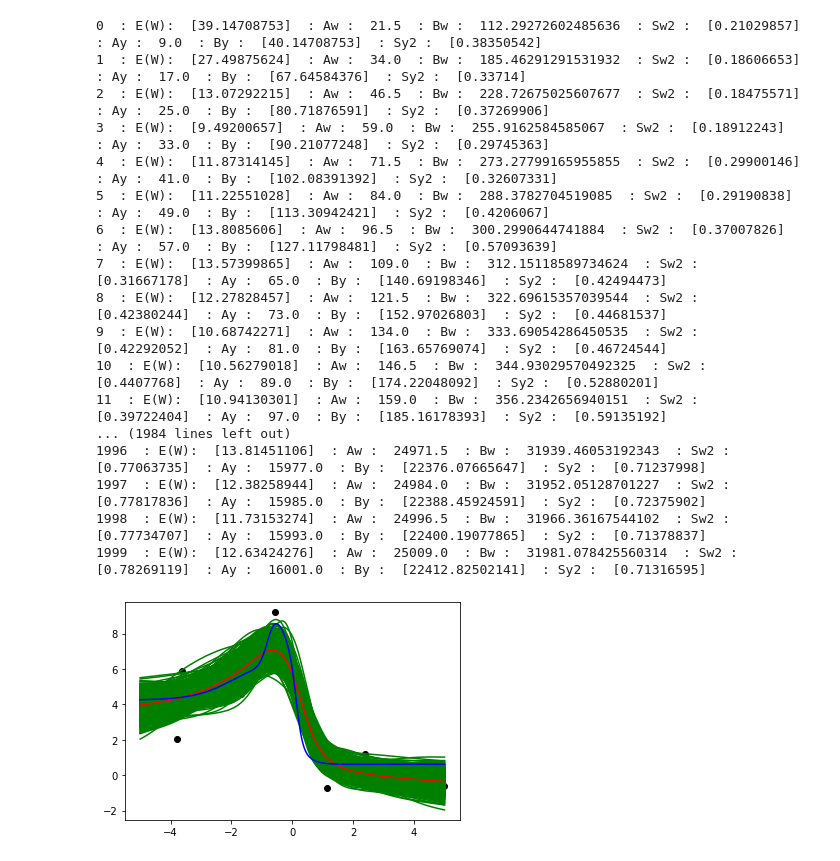
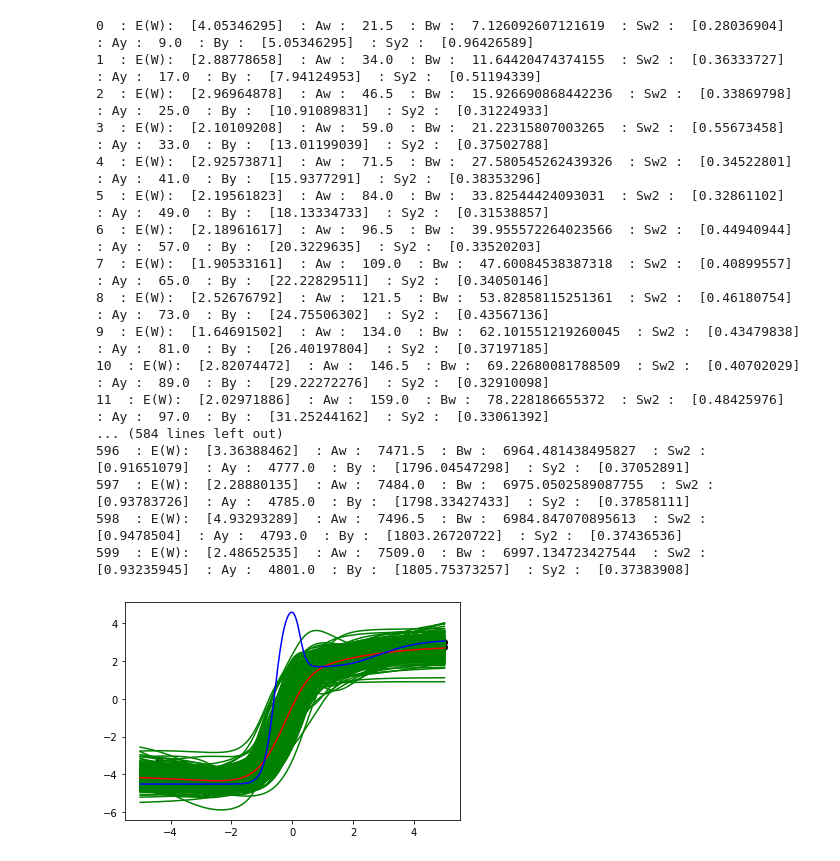
Before and after one commit to sy-eng/mosyamosya, a Jupyter notebook: bayesDL/chapter5/P118InferenceOfParameterWithHMC.ipynb, the cells around one changed output. Saved outputs shown, nothing was run; the diff lists cells and outputs as text; code cells hidden in the pictures.

```diff
--- a/bayesDL/chapter5/P118InferenceOfParameterWithHMC.ipynb
+++ b/bayesDL/chapter5/P118InferenceOfParameterWithHMC.ipynb
@@ -11,7 +11,7 @@ dataAreaMin = -5.0
 
 trainDataNum = 16
 trainSigmaW2 = 9.0
-trainSigmaY2 = 1.0
+trainSigmaY2 = 0.25
 trainHiddenLayerNum = 5
 
 #These values should be inferred
@@ -22,8 +22,8 @@ learningHiddenLayerNum = 8
 prevError = sys.float_info.max
 
 # Parameters for HMC
-learningNum = 1000
-sampleNum = 1000
+learningNum = 300
+sampleNum = 300
 # This value is modified
 epsilon = 0.01
 #epsilon = 0.0002
@@ -46,9 +46,9 @@ learningBW2 = 1.0
 learningAY2 = 1.0
 learningBY2 = 1.0
 
-# Get initial parameters for SigmaW2 and SigmaY2 ???
-learningSigmaW2 = np.random.gamma(learningAW2, 1 / learningBW2, 1)
-learningSigmaY2 = np.random.gamma(learningAY2, 1 / learningBY2, 1)
+# Get initial parameters for SigmaW2 and SigmaY2
+learningSigmaW2 = 1/np.random.gamma(learningAW2, 1 / learningBW2, 1)
+learningSigmaY2 = 1/np.random.gamma(learningAY2, 1 / learningBY2, 1)
 
 # Function for NN
 def tanh(x):
@@ -141,9 +141,9 @@ for i in range(sampleNum + learningNum):
         # Step 1 : Sample p.
         p1 = []
         for k in range(learningHiddenLayerNum):
-            p1.append(np.random.normal(loc = 0, scale = np.sqrt(learningSigmaW2), size = 2))
+            p1.append(np.random.normal(loc = 0, scale = 1.0, size = 2))
         p1 = np.array(p1)
-        p2 = np.random.normal(loc = 0, scale = np.sqrt(learningSigmaW2), size = learningHiddenLayerNum + 1)
+        p2 = np.random.normal(loc = 0, scale = 1.0, size = learningHiddenLayerNum + 1)
         p1Init = np.ravel(p1)
         p2Init = np.array(p2)
 
@@ -220,51 +220,51 @@ for i in range(sampleNum + learningNum):
     # (5.29)
     learningBY2 += ew
 
     # Update SigmaW2 and SigmaY2???
     # (5.23)
-    learningSigmaW2 = np.random.gamma(learningAW2, 1/learningBW2, 1)
+    learningSigmaW2 = 1/np.random.gamma(learningAW2, 1/learningBW2, 1)
     # (5.27)
-    learningSigmaY2 = np.random.gamma(learningAY2, 1/learningBY2, 1)
+    learningSigmaY2 = 1/np.random.gamma(learningAY2, 1/learningBY2, 1)
 
     if i >= learningNum:
         tmpYs = []
         for x in originalXs:
             learningNN.setX(x)
             tmpYs.append(learningNN.getA2data())
         sampledYs.append(tmpYs)
 
 #    print(i, " : E(W): ", ew)
     print(i, " : E(W): ", ew, " : Aw : ", learningAW2, " : Bw : ", learningBW2, " : Sw2 : ", learningSigmaW2, " : Ay : ", learningAY2, " : By : ", learningBY2, " : Sy2 : ", learningSigmaY2)
 
 sampledYsT = np.array(sampledYs).T
 mapYs = []
 for ys in sampledYsT:
     mapYs.append(np.sum(ys) / len(ys))
 
 ax = fig.add_subplot(1, 1, 1)
+plt.scatter(trainXs, trainYs, color = "black")
 for ys in sampledYs:
     plt.plot(originalXs, ys, color = "green")
 plt.plot(originalXs, mapYs, color = "red")
-plt.scatter(trainXs, trainYs, color = "black")
 plt.plot(originalXs, originalYs, color = "blue")
 
 plt.show()
 # %% [output]
-0  : E(W):  [39.14708753]  : Aw :  21.5  : Bw :  112.29272602485636  : Sw2 :  [0.21029857]  : Ay :  9.0  : By :  [40.14708753]  : Sy2 :  [0.38350542]
-1  : E(W):  [27.49875624]  : Aw :  34.0  : Bw :  185.46291291531932  : Sw2 :  [0.18606653]  : Ay :  17.0  : By :  [67.64584376]  : Sy2 :  [0.33714]
-2  : E(W):  [13.07292215]  : Aw :  46.5  : Bw :  228.72675025607677  : Sw2 :  [0.18475571]  : Ay :  25.0  : By :  [80.71876591]  : Sy2 :  [0.37269906]
-3  : E(W):  [9.49200657]  : Aw :  59.0  : Bw :  255.9162584585067  : Sw2 :  [0.18912243]  : Ay :  33.0  : By :  [90.21077248]  : Sy2 :  [0.29745363]
-4  : E(W):  [11.87314145]  : Aw :  71.5  : Bw :  273.27799165955855  : Sw2 :  [0.29900146]  : Ay :  41.0  : By :  [102.08391392]  : Sy2 :  [0.32607331]
-5  : E(W):  [11.22551028]  : Aw :  84.0  : Bw :  288.3782704519085  : Sw2 :  [0.29190838]  : Ay :  49.0  : By :  [113.30942421]  : Sy2 :  [0.4206067]
-6  : E(W):  [13.8085606]  : Aw :  96.5  : Bw :  300.2990644741884  : Sw2 :  [0.37007826]  : Ay :  57.0  : By :  [127.11798481]  : Sy2 :  [0.57093639]
-7  : E(W):  [13.57399865]  : Aw :  109.0  : Bw :  312.15118589734624  : Sw2 :  [0.31667178]  : Ay :  65.0  : By :  [140.69198346]  : Sy2 :  [0.42494473]
-8  : E(W):  [12.27828457]  : Aw :  121.5  : Bw :  322.69615357039544  : Sw2 :  [0.42380244]  : Ay :  73.0  : By :  [152.97026803]  : Sy2 :  [0.44681537]
-9  : E(W):  [10.68742271]  : Aw :  134.0  : Bw :  333.69054286450535  : Sw2 :  [0.42292052]  : Ay :  81.0  : By :  [163.65769074]  : Sy2 :  [0.46724544]
-10  : E(W):  [10.56279018]  : Aw :  146.5  : Bw :  344.93029570492325  : Sw2 :  [0.4407768]  : Ay :  89.0  : By :  [174.22048092]  : Sy2 :  [0.52880201]
-11  : E(W):  [10.94130301]  : Aw :  159.0  : Bw :  356.2342656940151  : Sw2 :  [0.39722404]  : Ay :  97.0  : By :  [185.16178393]  : Sy2 :  [0.59135192]
-... (1984 lines left out)
-1996  : E(W):  [13.81451106]  : Aw :  24971.5  : Bw :  31939.46053192343  : Sw2 :  [0.77063735]  : Ay :  15977.0  : By :  [22376.07665647]  : Sy2 :  [0.71237998]
-1997  : E(W):  [12.38258944]  : Aw :  24984.0  : Bw :  31952.05128701227  : Sw2 :  [0.77817836]  : Ay :  15985.0  : By :  [22388.45924591]  : Sy2 :  [0.72375902]
-1998  : E(W):  [11.73153274]  : Aw :  24996.5  : Bw :  31966.36167544102  : Sw2 :  [0.77734707]  : Ay :  15993.0  : By :  [22400.19077865]  : Sy2 :  [0.71378837]
-1999  : E(W):  [12.63424276]  : Aw :  25009.0  : Bw :  31981.078425560314  : Sw2 :  [0.78269119]  : Ay :  16001.0  : By :  [22412.82502141]  : Sy2 :  [0.71316595]
+0  : E(W):  [4.05346295]  : Aw :  21.5  : Bw :  7.126092607121619  : Sw2 :  [0.28036904]  : Ay :  9.0  : By :  [5.05346295]  : Sy2 :  [0.96426589]
+1  : E(W):  [2.88778658]  : Aw :  34.0  : Bw :  11.64420474374155  : Sw2 :  [0.36333727]  : Ay :  17.0  : By :  [7.94124953]  : Sy2 :  [0.51194339]
+2  : E(W):  [2.96964878]  : Aw :  46.5  : Bw :  15.926690868442236  : Sw2 :  [0.33869798]  : Ay :  25.0  : By :  [10.91089831]  : Sy2 :  [0.31224933]
+3  : E(W):  [2.10109208]  : Aw :  59.0  : Bw :  21.22315807003265  : Sw2 :  [0.55673458]  : Ay :  33.0  : By :  [13.01199039]  : Sy2 :  [0.37502788]
+4  : E(W):  [2.92573871]  : Aw :  71.5  : Bw :  27.580545262439326  : Sw2 :  [0.34522801]  : Ay :  41.0  : By :  [15.9377291]  : Sy2 :  [0.38353296]
+5  : E(W):  [2.19561823]  : Aw :  84.0  : Bw :  33.82544424093031  : Sw2 :  [0.32861102]  : Ay :  49.0  : By :  [18.13334733]  : Sy2 :  [0.31538857]
+6  : E(W):  [2.18961617]  : Aw :  96.5  : Bw :  39.955572264023566  : Sw2 :  [0.44940944]  : Ay :  57.0  : By :  [20.3229635]  : Sy2 :  [0.33520203]
+7  : E(W):  [1.90533161]  : Aw :  109.0  : Bw :  47.60084538387318  : Sw2 :  [0.40899557]  : Ay :  65.0  : By :  [22.22829511]  : Sy2 :  [0.34050146]
+8  : E(W):  [2.52676792]  : Aw :  121.5  : Bw :  53.82858115251361  : Sw2 :  [0.46180754]  : Ay :  73.0  : By :  [24.75506302]  : Sy2 :  [0.43567136]
+9  : E(W):  [1.64691502]  : Aw :  134.0  : Bw :  62.101551219260045  : Sw2 :  [0.43479838]  : Ay :  81.0  : By :  [26.40197804]  : Sy2 :  [0.37197185]
+10  : E(W):  [2.82074472]  : Aw :  146.5  : Bw :  69.22680081788509  : Sw2 :  [0.40702029]  : Ay :  89.0  : By :  [29.22272276]  : Sy2 :  [0.32910098]
+11  : E(W):  [2.02971886]  : Aw :  159.0  : Bw :  78.228186655372  : Sw2 :  [0.48425976]  : Ay :  97.0  : By :  [31.25244162]  : Sy2 :  [0.33061392]
+... (584 lines left out)
+596  : E(W):  [3.36388462]  : Aw :  7471.5  : Bw :  6964.481438495827  : Sw2 :  [0.91651079]  : Ay :  4777.0  : By :  [1796.04547298]  : Sy2 :  [0.37052891]
+597  : E(W):  [2.28880135]  : Aw :  7484.0  : Bw :  6975.0502589087755  : Sw2 :  [0.93783726]  : Ay :  4785.0  : By :  [1798.33427433]  : Sy2 :  [0.37858111]
+598  : E(W):  [4.93293289]  : Aw :  7496.5  : Bw :  6984.847070895613  : Sw2 :  [0.9478504]  : Ay :  4793.0  : By :  [1803.26720722]  : Sy2 :  [0.37436536]
+599  : E(W):  [2.48652535]  : Aw :  7509.0  : Bw :  6997.134723427544  : Sw2 :  [0.93235945]  : Ay :  4801.0  : By :  [1805.75373257]  : Sy2 :  [0.37383908]
-[figure, old version]
+[figure, new version]
```
Also changed, not shown: 1 other file.
